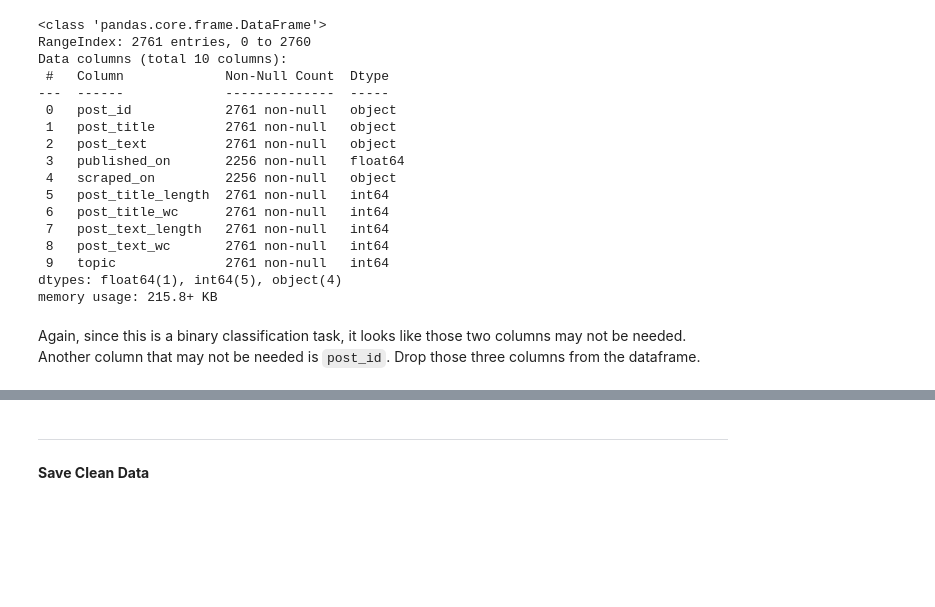
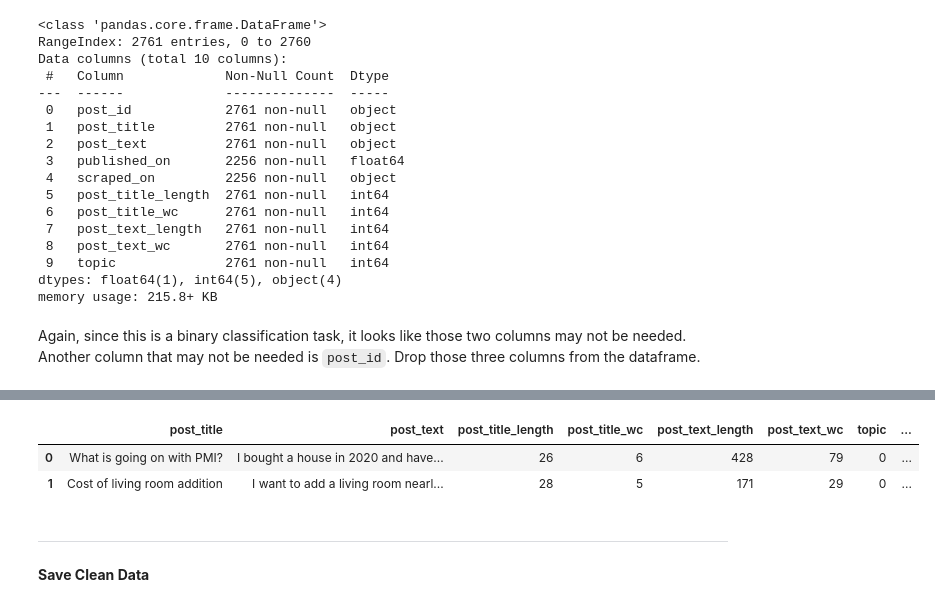
Before and after one commit to fuegoulloa/reddit-NLP-classification, a Jupyter notebook: code/01_Intro_and_Cleaning.ipynb, the cells around one changed output, grey strips where cells are left out. Cells and saved outputs as stored; diff of their text form; code cells hidden in the pictures; blank space fills up the shorter version.

Commit message:
tokenized titles and text, added two new cols

```diff
--- a/code/01_Intro_and_Cleaning.ipynb
+++ b/code/01_Intro_and_Cleaning.ipynb
@@ -415,0 +445,24 @@ Combined dataframe looks ready for analysis and modeling.  Save a clean copy.
+# %%
+def select_nouns(word_list, lemmatizer = lemmatizer):
+    '''
+    This function takes a list of words and parses it to select only those words
+    that are actually nouns, it discards all other parts of speech (pos).
+
+    Parameters:
+    word_list: list, list of words to parse
+    lemmatizer: instantiated WordNetLemmatizer, must be instantiated outside the function
+    preferably as 'lemmatizer', otherwise pass in the correct instance.
+
+    Return: lemmatized_nouns: list, list of nouns.
+    '''
+
+    # tag each word with its pos designation
+    tagged_words = pos_tag(word_list)
+
+    # parse thru tagged list to pick nouns
+    nouns = [word for word, pos in tagged_words if pos.startswith('NN')] # <-- list comprehension consulted with chatgpt
+
+    # lemmatize words
+    lemmatized_nouns = [lemmatizer.lemmatize(i) for i in nouns] # <-- adapted from lesson
+
+    return lemmatized_nouns
@@ -416,3 +473,23 @@ Combined dataframe looks ready for analysis and modeling.  Save a clean copy.
+# %%
+# instantiate WordNetLemmatizer
+lemmatizer = WordNetLemmatizer()
+
+# first clean up and tokenize the post title
+reddit['title_nouns'] = reddit['post_title'].map(lambda x: remove_unnecessary_space_and_tokenize(x))
+# do the same for the post text
+reddit['text_nouns'] = reddit['post_text'].map(lambda x: remove_unnecessary_space_and_tokenize(x))
+
+# then extact the nouns from the tokenized title
+reddit['title_nouns'] = reddit['title_nouns'].map(lambda x: select_nouns(x))
+# do the same for the tokenized text
+reddit['text_nouns'] = reddit['text_nouns'].map(lambda x: select_nouns(x))
+
+# confirm
+reddit.head(2)
+# %% [output]
+|  | post_title | post_text | post_title_length | post_title_wc | post_text_length | post_text_wc | topic | ... |
+| 0 | What is going on with PMI? | I bought a house in 2020 and have... | 26 | 6 | 428 | 79 | 0 | ... |
+| 1 | Cost of living room addition | I want to add a living room nearl... | 28 | 5 | 171 | 29 | 0 | ... |
 # %% [markdown]
 ---
 **Save Clean Data**
```
Also changed, not shown: parts of 13 cells of this notebook.
